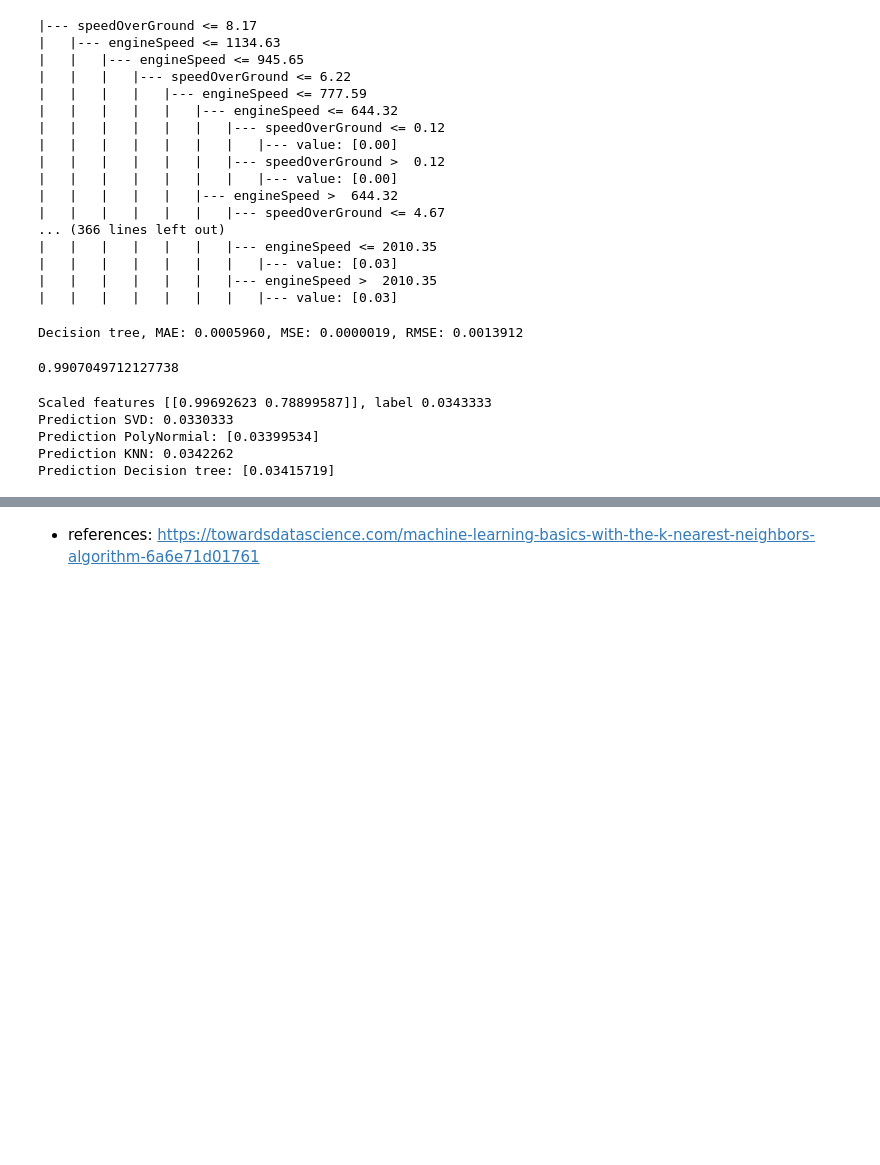
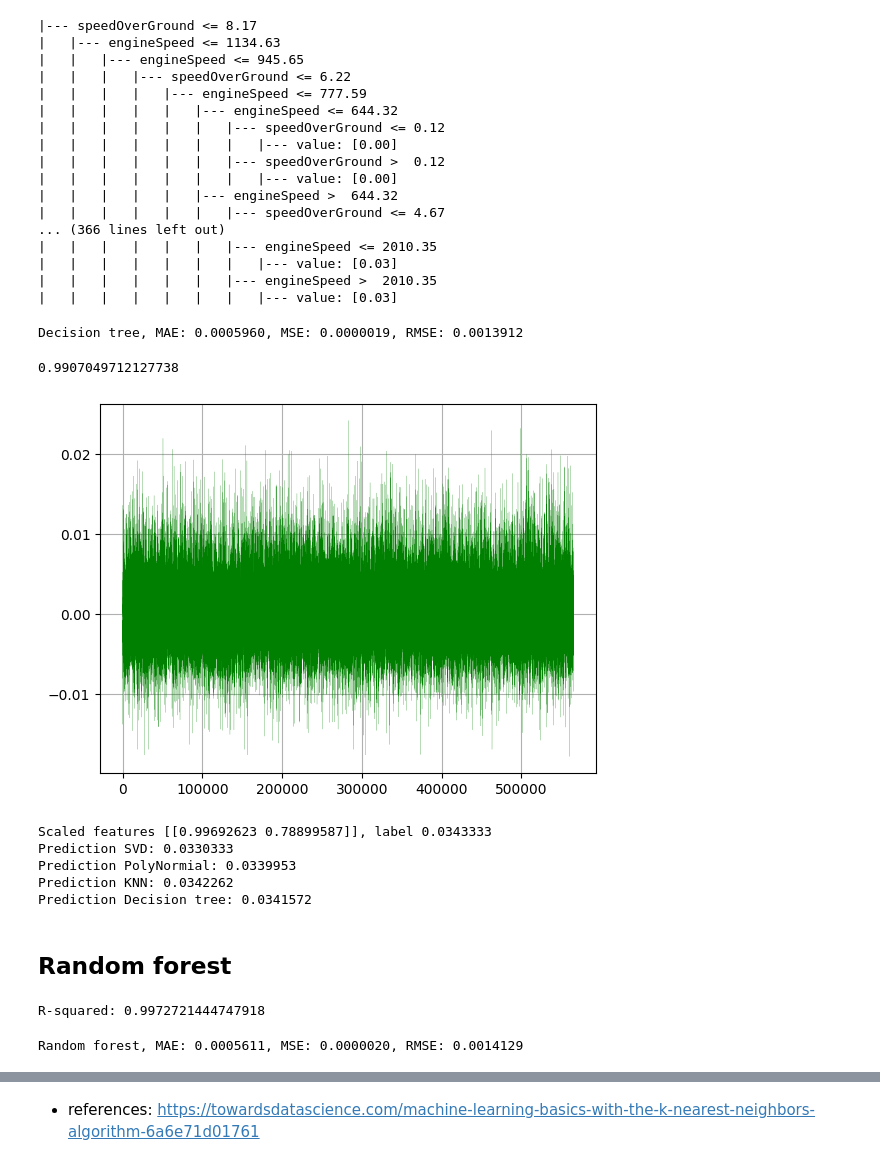
Before and after one commit to cooperhankun/Deep_learning, a Jupyter notebook: project/cetasol_1.ipynb, the cells around one changed output, grey strips where cells are left out. Drawn from its saved outputs; the diff is of its cells as text; code cells hidden in the pictures; blank space fills up the shorter version.

Commit message:
Random forest added

```diff
--- a/project/cetasol_1.ipynb
+++ b/project/cetasol_1.ipynb
@@ -554,6 +554,15 @@ Decision tree, MAE: 0.0005960, MSE: 0.0000019, RMSE: 0.0013912
 model_tree_regression.score(X_val, y_val)
 # %% [output]
 0.9907049712127738
+# %%
+t = np.arange(len(scaled_X_test))
+error = y_test-y_tree_pred
+plt.plot(t, error, 'g-', linewidth = 0.1)
+plt.title = ('Compare y_test & predictors')
+plt.grid()
+plt.show()
+# %% [output]
+[figure, added]
 # %%
 X_test_tree = np.array(X_test)[234567].reshape(1,-1)
 test_sample_features = scaled_X_test[234567].reshape(1,-1)
@@ -562,12 +571,14 @@ test_sample_target = y_test.values[234567]
 print(f"Scaled features {test_sample_features}, label {test_sample_target:.7f}")
 
 print(f"Prediction SVD: {model_SVD.predict(test_sample_features)[0]:.7f}")
-print(f"Prediction PolyNormial: {model_poly.predict(poly_model_4.transform(test_sample_features))}")
+print(f"Prediction PolyNormial: {model_poly.predict(poly_model_4.transform(test_sample_features))[0]:.7f}")
 print(f"Prediction KNN: {knn_reg.predict(test_sample_features)[0]:.7f}")
-print(f"Prediction Decision tree: {model_tree_regression.predict(X_test_tree)}")
+print(f"Prediction Decision tree: {model_tree_regression.predict(X_test_tree)[0]:.7f}")
 # %% [output]
 Scaled features [[0.99692623 0.78899587]], label 0.0343333
 Prediction SVD: 0.0330333
-Prediction PolyNormial: [0.03399534]
+Prediction PolyNormial: 0.0339953
 Prediction KNN: 0.0342262
-Prediction Decision tree: [0.03415719]
+Prediction Decision tree: 0.0341572
+# %% [markdown]
+## Random forest
@@ -573,0 +588,17 @@ Prediction Decision tree: [0.03415719]
+# %%
+rfr.fit(scaled_X_train, y_train)
+
+score = rfr.score(scaled_X_train, y_train)
+print("R-squared:", score)
+# %% [output]
+R-squared: 0.9972721444747918
+# %%
+ypred_rfr = rfr.predict(scaled_X_test)
+
+mae_rfr = mean_absolute_error(y_test, ypred_rfr)
+mse_rfr = mean_squared_error(y_test, ypred_rfr)
+rmse_rfr = np.sqrt(mse_rfr)
+
+print(f"Random forest, MAE: {mae_rfr:.7f}, MSE: {mse_rfr:.7f}, RMSE: {rmse_rfr:.7f}")
+# %% [output]
+Random forest, MAE: 0.0005611, MSE: 0.0000020, RMSE: 0.0014129
```
Also changed, not shown: parts of 12 cells of this notebook.
